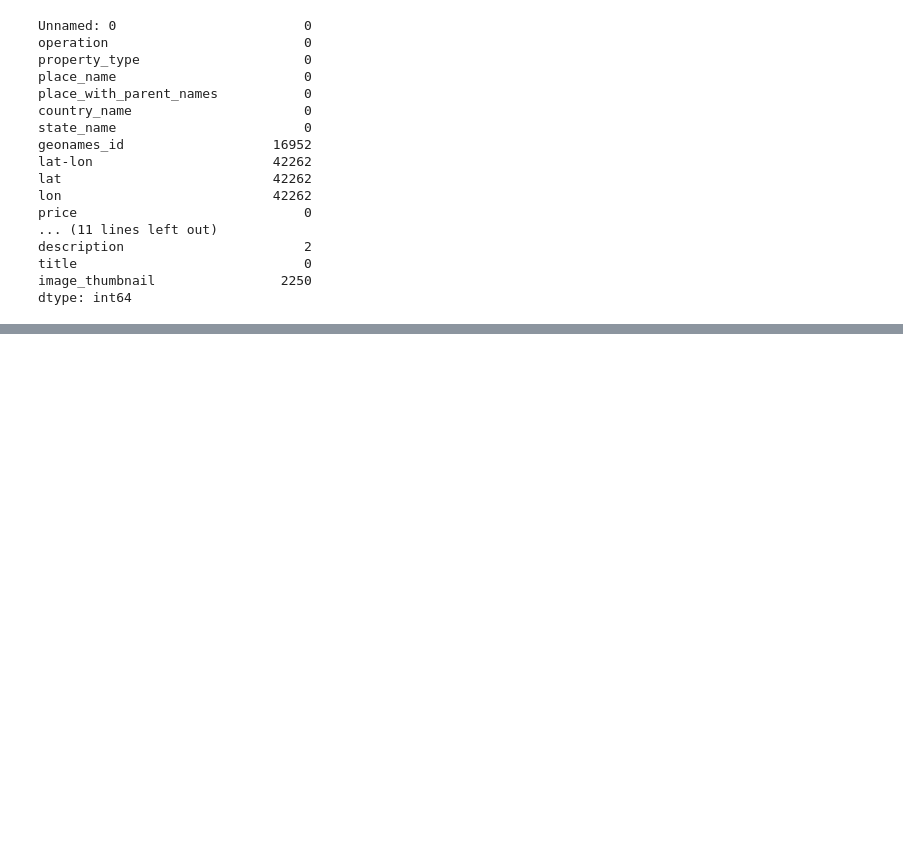
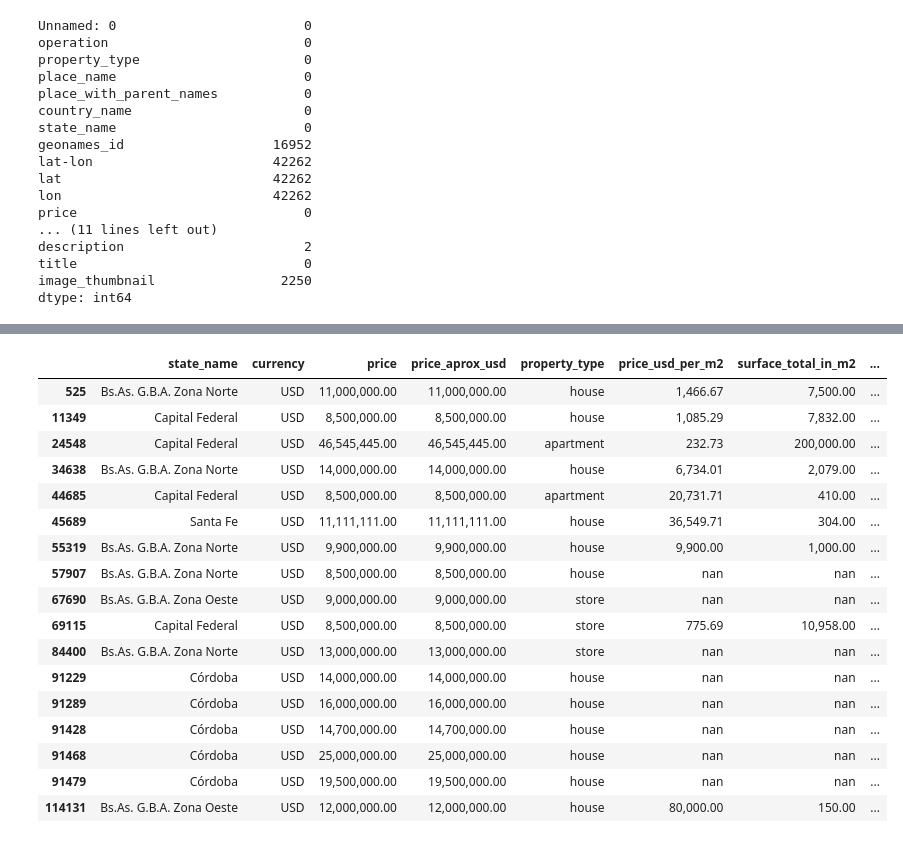
Before and after one commit to casagrandeale/TPDigitalHouse, a Jupyter notebook: tp/TPLimpieza.ipynb, the cells around one changed output, grey strips where cells are left out. Cells and saved outputs as stored; diff of their text form; code cells hidden in the pictures; blank space fills up the shorter version.

```diff
--- a/tp/TPLimpieza.ipynb
+++ b/tp/TPLimpieza.ipynb
@@ -193,0 +254,18 @@ Name: price, dtype: float64
+# %%
+
+'''filtramos lugares con 5000 propiedades en adelante '''
+data = data.groupby("state_name").filter(lambda x: len(x) > 5000)
+# %%
+''' columna a estrenar '''
+patron_a_estrenar = re.compile("(?P<tipo>estrenar)",flags = re.IGNORECASE)
+
+def aestrenar(row):
+    if ( row['description'] and isinstance(row['description'],str) ):
+        if (patron_a_estrenar.match(row['description'])):
+                return True
+    if ( row['title'] and isinstance(row['title'],str) ):
+        if (patron_a_estrenar.match(row['title'])):
+            return True
+    return False
+
+data['aAstrenar'] = data.apply(lambda x:aestrenar(x),axis = 1);
@@ -193,0 +291,16 @@ Name: price, dtype: float64
+# %%
+''' columna disposicion del dpto'''
+
+patron_disposicion = re.compile("(?P<tipo>frente|lateral|contrafrente)",flags = re.IGNORECASE)
+
+def disposicion(row):
+    disposicion_match = None
+    if ( row['description'] and isinstance(row['description'],str) ):
+        disposicion_match = patron_disposicion.search(row['description'])
+    if ((patron_disposicion is None) and row['title'] and isinstance(row['title'],str)):
+        disposicion_match = patron_disposicion.search(row['title'])
+    if (disposicion_match is not None):
+        return disposicion_match.groups()[0].lower()
+    return None
+
+data['disposicion'] =  data.apply(lambda x:disposicion(x),axis = 1)
@@ -193,0 +323,21 @@ Name: price, dtype: float64
+# %%
+data.loc[data.price_aprox_usd > 8000000,['state_name','currency','price','price_aprox_usd','property_type','price_usd_per_m2','surface_total_in_m2','title','description']]
+# %% [output]
+|  | state_name | currency | price | price_aprox_usd | property_type | price_usd_per_m2 | surface_total_in_m2 | ... |
+| 525 | Bs.As. G.B.A. Zona Norte | USD | 11,000,000.00 | 11,000,000.00 | house | 1,466.67 | 7,500.00 | ... |
+| 11349 | Capital Federal | USD | 8,500,000.00 | 8,500,000.00 | house | 1,085.29 | 7,832.00 | ... |
+| 24548 | Capital Federal | USD | 46,545,445.00 | 46,545,445.00 | apartment | 232.73 | 200,000.00 | ... |
+| 34638 | Bs.As. G.B.A. Zona Norte | USD | 14,000,000.00 | 14,000,000.00 | house | 6,734.01 | 2,079.00 | ... |
+| 44685 | Capital Federal | USD | 8,500,000.00 | 8,500,000.00 | apartment | 20,731.71 | 410.00 | ... |
+| 45689 | Santa Fe | USD | 11,111,111.00 | 11,111,111.00 | house | 36,549.71 | 304.00 | ... |
+| 55319 | Bs.As. G.B.A. Zona Norte | USD | 9,900,000.00 | 9,900,000.00 | house | 9,900.00 | 1,000.00 | ... |
+| 57907 | Bs.As. G.B.A. Zona Norte | USD | 8,500,000.00 | 8,500,000.00 | house | nan | nan | ... |
+| 67690 | Bs.As. G.B.A. Zona Oeste | USD | 9,000,000.00 | 9,000,000.00 | store | nan | nan | ... |
+| 69115 | Capital Federal | USD | 8,500,000.00 | 8,500,000.00 | store | 775.69 | 10,958.00 | ... |
+| 84400 | Bs.As. G.B.A. Zona Norte | USD | 13,000,000.00 | 13,000,000.00 | store | nan | nan | ... |
+| 91229 | Córdoba | USD | 14,000,000.00 | 14,000,000.00 | house | nan | nan | ... |
+| 91289 | Córdoba | USD | 16,000,000.00 | 16,000,000.00 | house | nan | nan | ... |
+| 91428 | Córdoba | USD | 14,700,000.00 | 14,700,000.00 | house | nan | nan | ... |
+| 91468 | Córdoba | USD | 25,000,000.00 | 25,000,000.00 | house | nan | nan | ... |
+| 91479 | Córdoba | USD | 19,500,000.00 | 19,500,000.00 | house | nan | nan | ... |
+| 114131 | Bs.As. G.B.A. Zona Oeste | USD | 12,000,000.00 | 12,000,000.00 | house | 80,000.00 | 150.00 | ... |
```
Also changed, not shown: parts of 7 cells of this notebook.
